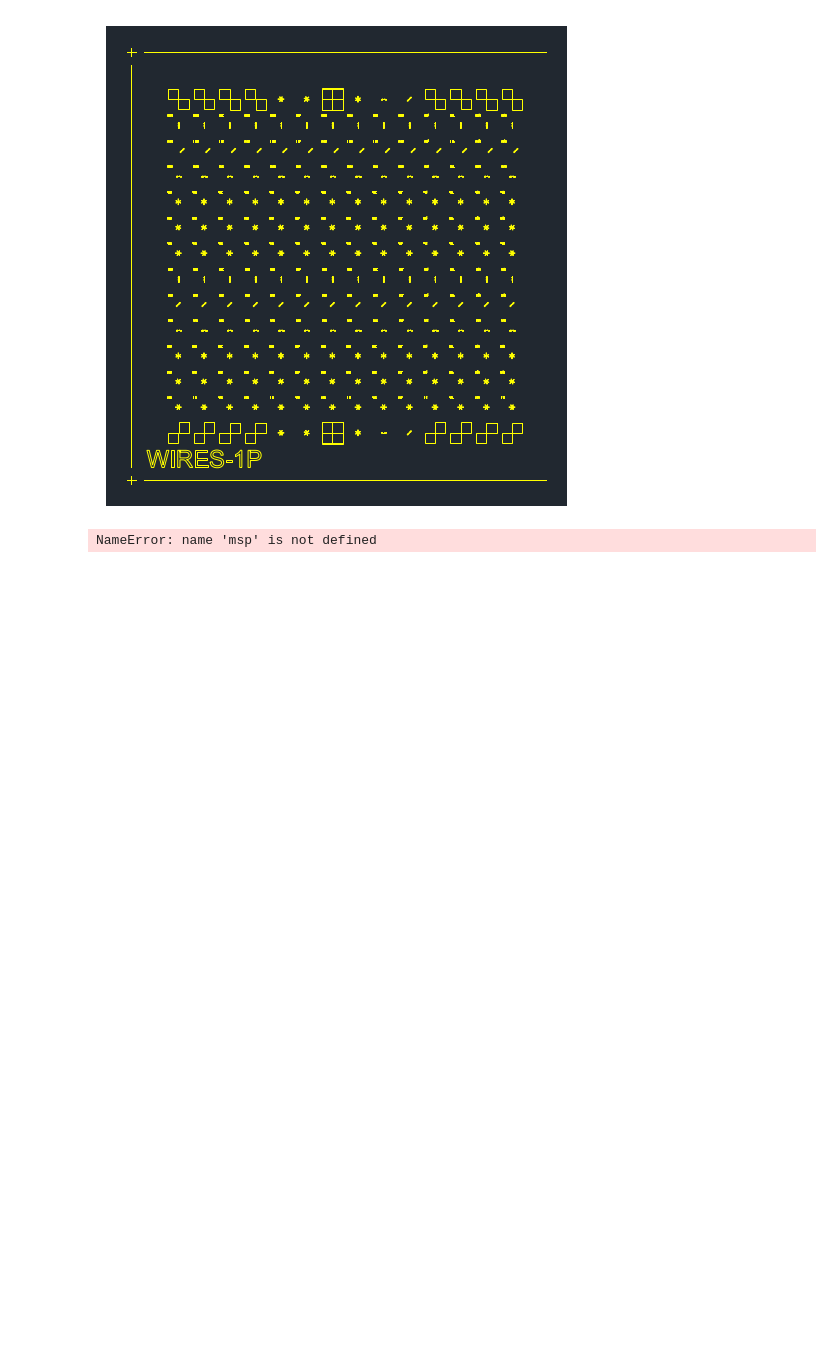
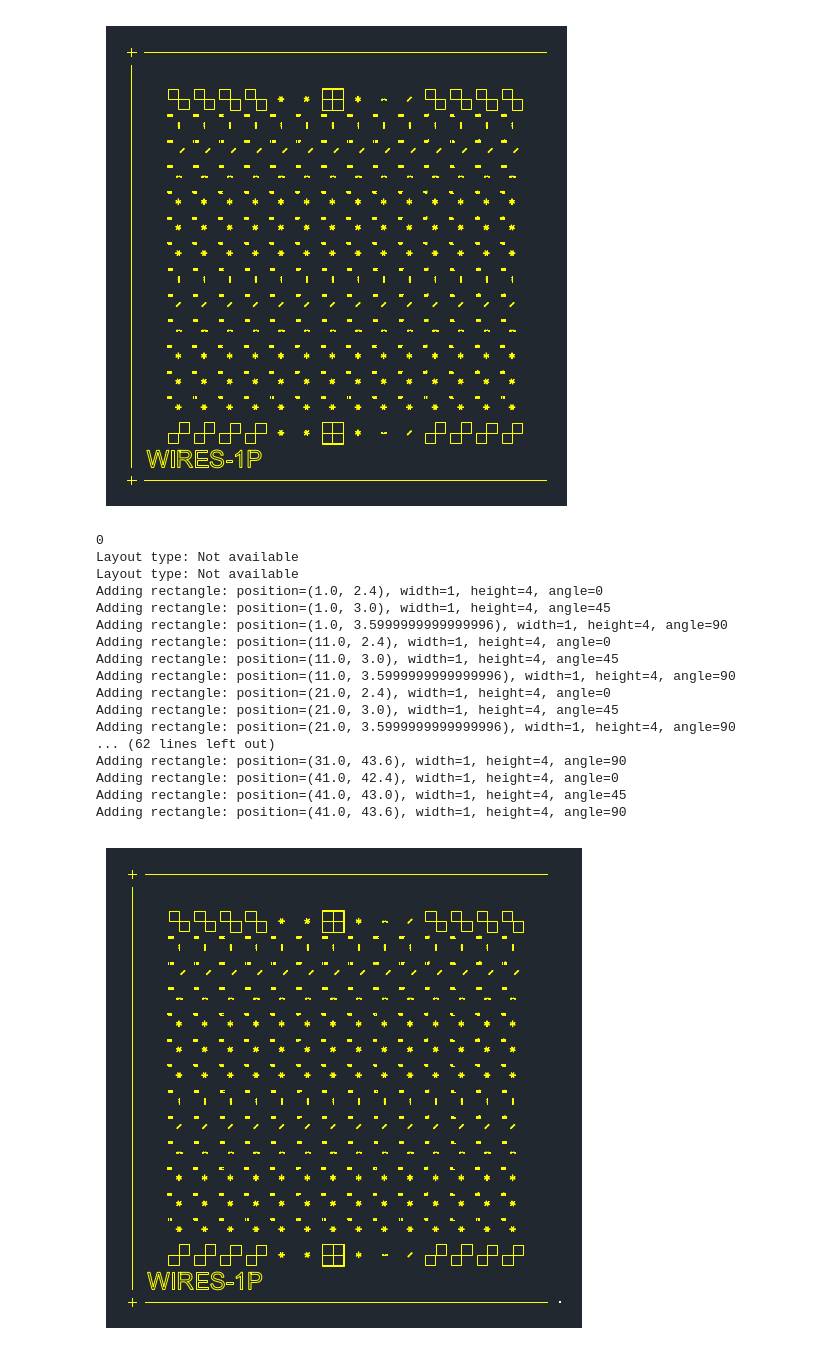
Before and after one commit to av2813/SendaiLab, a Jupyter notebook: dxf-ebeam/test-read.ipynb, the cells around one changed output. Saved outputs shown, nothing was run; the diff lists cells and outputs as text; code cells hidden in the pictures; blank space fills up the shorter version.

```diff
--- a/dxf-ebeam/test-read.ipynb
+++ b/dxf-ebeam/test-read.ipynb
@@ -121,6 +121,7 @@ Layout type: Not available
 # %%
 import ezdxf
 import os
+import math
 
 folder = r'C:\Users\jc2713\OneDrive - Imperial College London (1)\Projects\Japan2024_May_KSAV\Japan_visit\Sample_design\AlexFab'
 file = r'Hall-FMR_v2.1-20211117_original.dxf'
@@ -131,7 +132,7 @@ import sys
 import matplotlib.pyplot as plt
 from ezdxf import recover
 from ezdxf.addons.drawing import RenderContext, Frontend
-from ezdxf.math import BoundingBox2d
+from ezdxf.math import BoundingBox2d, Vec2, Matrix44
 from ezdxf.addons.drawing.matplotlib import MatplotlibBackend
 
 # Safe loading procedure (requires ezdxf v0.14):
@@ -164,18 +165,21 @@ print(units)
 # Read all layouts
 layouts = doc.layouts
 
-print(f"Number of layouts: {len(layouts)}")
+msp = doc.modelspace()
+
+
+#print(f"Number of layouts: {len(layouts)}")
 
 # Define the area of interest (adjust these values as needed)
 area_of_interest = BoundingBox2d(((-1000000000, -1000000000),(100000000,100000000)))
 
 for layout in layouts:
-    print(f"\nLayout name: {layout.name}")
+    #print(f"\nLayout name: {layout.name}")
 
     # Try to get the layout type, if available
     try:
         layout_type = layout.dxf.layout_type
-        print(f"Layout type: {layout_type}")
+        #print(f"Layout type: {layout_type}")
     except ezdxf.DXFAttributeError:
         print("Layout type: Not available")
     entities_by_color = {}
@@ -185,24 +189,18 @@ for layout in layouts:
         # Check if entity is within the area of interest
         position = get_entity_position(entity)
         if position:
-            print(f"    {entity.dxftype()}: Position {position}")
+            pass
+            #print(f"    {entity.dxftype()}: Position {position}")
         else:
             print(f"    {entity.dxftype()}: Position not there")
         if position[0] > 0 or position[1]<0:
             layout.delete_entity(entity)
 
-def add_rectangle(msp, position, width, height, angle=0, color=7):
+def add_rectangle(msp, position, width, height, angle=0, color=1):
     """
     Add a rectangle to the modelspace.
-
-    :param msp: Modelspace to add the rectangle to
-    :param position: Tuple (x, y) for the center of the rectangle
-    :param width: Width of the rectangle
-    :param height: Height of the rectangle
-    :param angle: Rotation angle in degrees (default is 0)
-    :param color: Color of the rectangle (default is 7, which is white/black)
     """
-    # Create points for the rectangle
+    print(f"Adding rectangle: position={position}, width={width}, height={height}, angle={angle}")
     half_width = width / 2
     half_height = height / 2
     points = [
@@ -211,19 +209,14 @@ def add_rectangle(msp, position, width, height, angle=0, color=7):
         (half_width, half_height),
         (-half_width, half_height),
     ]
+    rect = msp.add_lwpolyline([(0, 0), (10, 0), (10, 5), (0, 5), (0, 0)])
 
-    # Create rotation matrix
-    angle_rad = math.radians(angle)
-    rotation_matrix = Matrix44.axis_rotate(Vec2(0, 0), angle_rad)
+    # Rotate rectangle
+    angle = math.radians(angle)  # 45 degree rotation
+    rotation_matrix = Matrix44.z_rotate(angle)
+    rect.transform(rotation_matrix)
 
-    # Rotate and translate points
-    transformed_points = [
-        Vec2(p).transform(rotation_matrix) + Vec2(position)
-        for p in points
-    ]
 
-    # Add the rectangle to the modelspace
-    msp.add_lwpolyline(transformed_points, close=True, dxfattribs={'color': color})
 
 def create_unit_cell(msp, origin, cell_size, rectangle_params):
     """
@@ -256,35 +249,59 @@ def create_array(msp, origin, cell_size, array_size, rectangle_params):
         for col in range(array_size[1]):
             cell_origin = (
                 origin[0] + col * cell_size[0],
                 origin[1] + row * cell_size[1]
             )
             create_unit_cell(msp, cell_origin, cell_size, rectangle_params)
 
 # Create a new DXF document
 #doc = ezdxf.new('R2010')
 #msp = doc.modelspace()
 
-# Define the unit cell
 cell_size = (10, 10)  # 10x10 unit cell
 rectangle_params = [
-    {'position': (-9400, 2400), 'width': 10, 'height': 40, 'angle': 0, 'color': 1},
-    {'position': (-9400, 3000), 'width': 10, 'height': 40, 'angle': 45, 'color': 2},
-    {'position': (-9400, 3600), 'width': 10, 'height': 40, 'angle': 90, 'color': 3}
+    {'position': (0.1, 0.24), 'width': 1, 'height': 4, 'angle': 0, 'color': 1},
+    {'position': (0.1, 0.30), 'width': 1, 'height': 4, 'angle': 45, 'color': 2},
+    {'position': (0.1, 0.36), 'width': 1, 'height': 4, 'angle': 90, 'color': 3}
 ]
+
+# Define the unit cell
+#cell_size = (10, 10)  # 10x10 unit cell
+#rectangle_params = [
+#    {'position': (-9400, 2400), 'width': 10, 'height': 40, 'angle': 0, 'color': 1},
+#    {'position': (-9400, 3000), 'width': 10, 'height': 40, 'angle': 45, 'color': 2},
+#    {'position': (-9400, 3600), 'width': 10, 'height': 40, 'angle': 90, 'color': 3}
+#]
 
 # Create an array of 5x5 unit cells
 array_origin = (0, 0)
 array_size = (5, 5)
 
 create_array(msp, array_origin, cell_size, array_size, rectangle_params)
 
 # Save the document
 if not auditor.has_errors:
     fig = plt.figure()
     ax = fig.add_axes([0, 0, 1, 1])
     ctx = RenderContext(doc)
     out = MatplotlibBackend(ax)
     Frontend(ctx, out).draw_layout(doc.modelspace(), finalize=True)
     fig.savefig(os.path.join(folder,'your.png'), dpi=300)
 # %% [output]
-NameError: name 'msp' is not defined
+0
+Layout type: Not available
+Layout type: Not available
+Adding rectangle: position=(1.0, 2.4), width=1, height=4, angle=0
+Adding rectangle: position=(1.0, 3.0), width=1, height=4, angle=45
+Adding rectangle: position=(1.0, 3.5999999999999996), width=1, height=4, angle=90
+Adding rectangle: position=(11.0, 2.4), width=1, height=4, angle=0
+Adding rectangle: position=(11.0, 3.0), width=1, height=4, angle=45
+Adding rectangle: position=(11.0, 3.5999999999999996), width=1, height=4, angle=90
+Adding rectangle: position=(21.0, 2.4), width=1, height=4, angle=0
+Adding rectangle: position=(21.0, 3.0), width=1, height=4, angle=45
+Adding rectangle: position=(21.0, 3.5999999999999996), width=1, height=4, angle=90
+... (62 lines left out)
+Adding rectangle: position=(31.0, 43.6), width=1, height=4, angle=90
+Adding rectangle: position=(41.0, 42.4), width=1, height=4, angle=0
+Adding rectangle: position=(41.0, 43.0), width=1, height=4, angle=45
+Adding rectangle: position=(41.0, 43.6), width=1, height=4, angle=90
+[figure, added]
```
Also changed, not shown: 1 other file.
